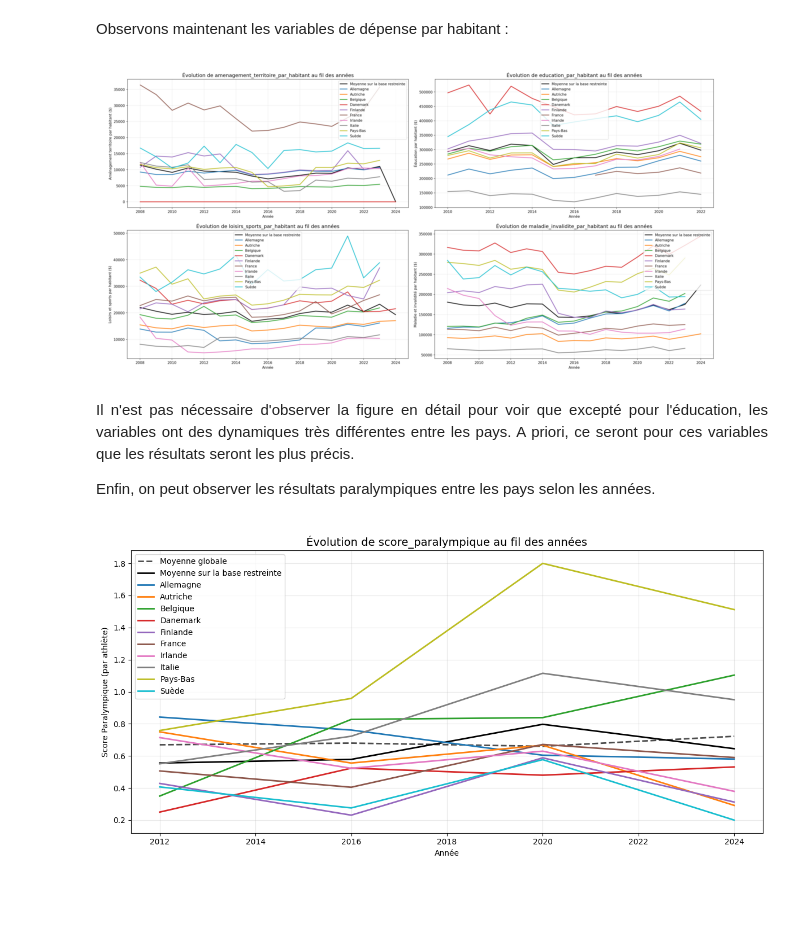
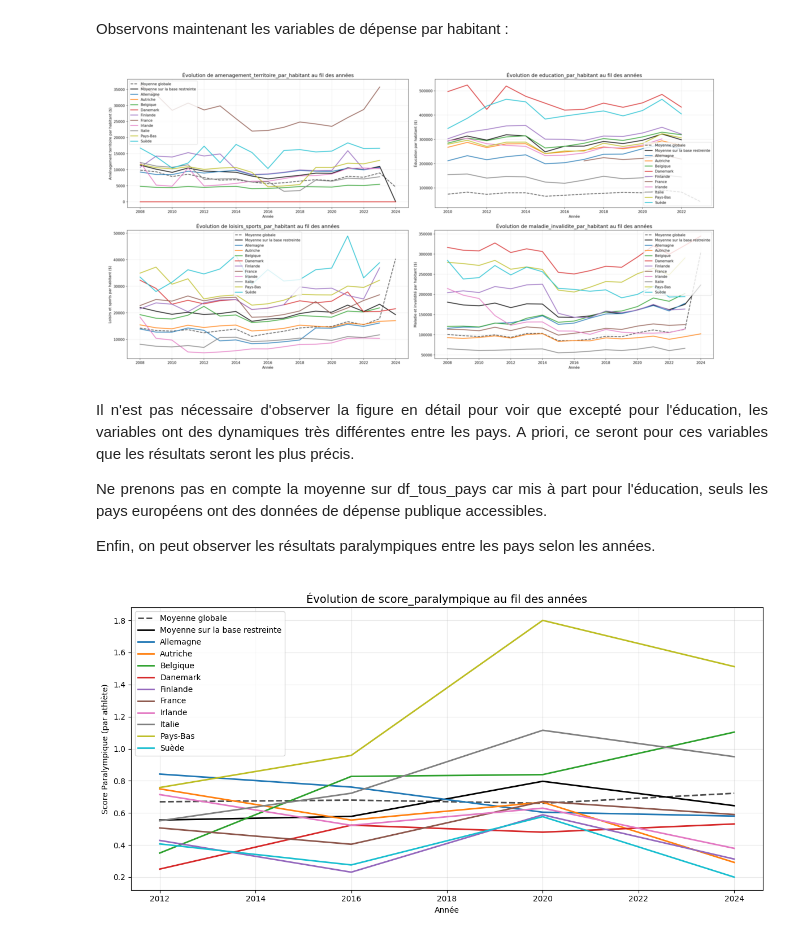
Before and after one commit to Eloi-du-77/Projet-Python, a Jupyter notebook: Notebook_full.ipynb, the cells around one changed output. Saved outputs shown, nothing was run; the diff lists cells and outputs as text; code cells hidden in the pictures; blank space fills up the shorter version.

```diff
--- a/Notebook_full.ipynb
+++ b/Notebook_full.ipynb
@@ -784,19 +784,21 @@ Observons maintenant les variables de dépense par habitant :
 # %%
 from statistiques_descriptives.combinaison_images import combiner_images
 
-plot_evolution(df, 'amenagement_territoire_par_habitant', list(df['pays'].unique()), 'Aménagement territoire par habitant ($)', True,filepath='images/amenagement')
-plot_evolution(df, 'loisirs_sports_par_habitant', list(df['pays'].unique()), 'Loisirs et sports par habitant ($)', True,filepath='images/loisirs')
-plot_evolution(df, 'maladie_invalidite_par_habitant', list(df['pays'].unique()), 'Maladie et invalidité par habitant ($)', True,filepath='images/maladie')
-plot_evolution(df, 'education_par_habitant', list(df['pays'].unique()), 'Éducation par habitant ($)', True,filepath='images/education')
+plot_evolution(df, 'amenagement_territoire_par_habitant', list(df['pays'].unique()), 'Aménagement territoire par habitant ($)', True,filepath='images/amenagement',df_all=df_tous_pays)
+plot_evolution(df, 'loisirs_sports_par_habitant', list(df['pays'].unique()), 'Loisirs et sports par habitant ($)', True,filepath='images/loisirs',df_all=df_tous_pays)
+plot_evolution(df, 'maladie_invalidite_par_habitant', list(df['pays'].unique()), 'Maladie et invalidité par habitant ($)', True,filepath='images/maladie',df_all=df_tous_pays)
+plot_evolution(df, 'education_par_habitant', list(df['pays'].unique()), 'Éducation par habitant ($)', True,filepath='images/education',df_all=df_tous_pays)
 
 combiner_images('images')
 # %% [output]
-[figure, old version]
+[figure, new version]
 # %% [markdown]
 <div style="text-align: justify;">
 
 Il n'est pas nécessaire d'observer la figure en détail pour voir que excepté pour l'éducation, les variables ont des dynamiques très différentes entre les pays. A priori, ce seront pour ces variables que les résultats seront les plus précis.
 
+Ne prenons pas en compte la moyenne sur df_tous_pays car mis à part pour l'éducation, seuls les pays européens ont des données de dépense publique accessibles.
+
 Enfin, on peut observer les résultats paralympiques entre les pays selon les années.
 
 </div>
```
Also changed, not shown: parts of 7 cells of this notebook, 4 other files.
